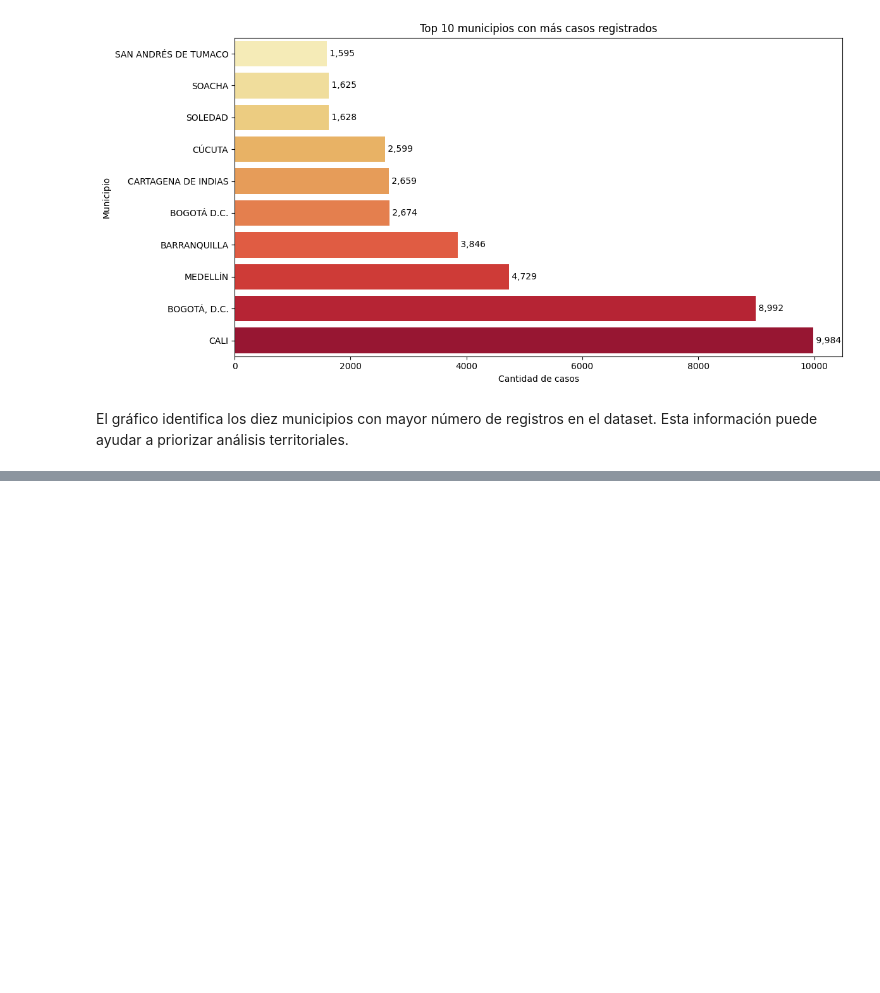
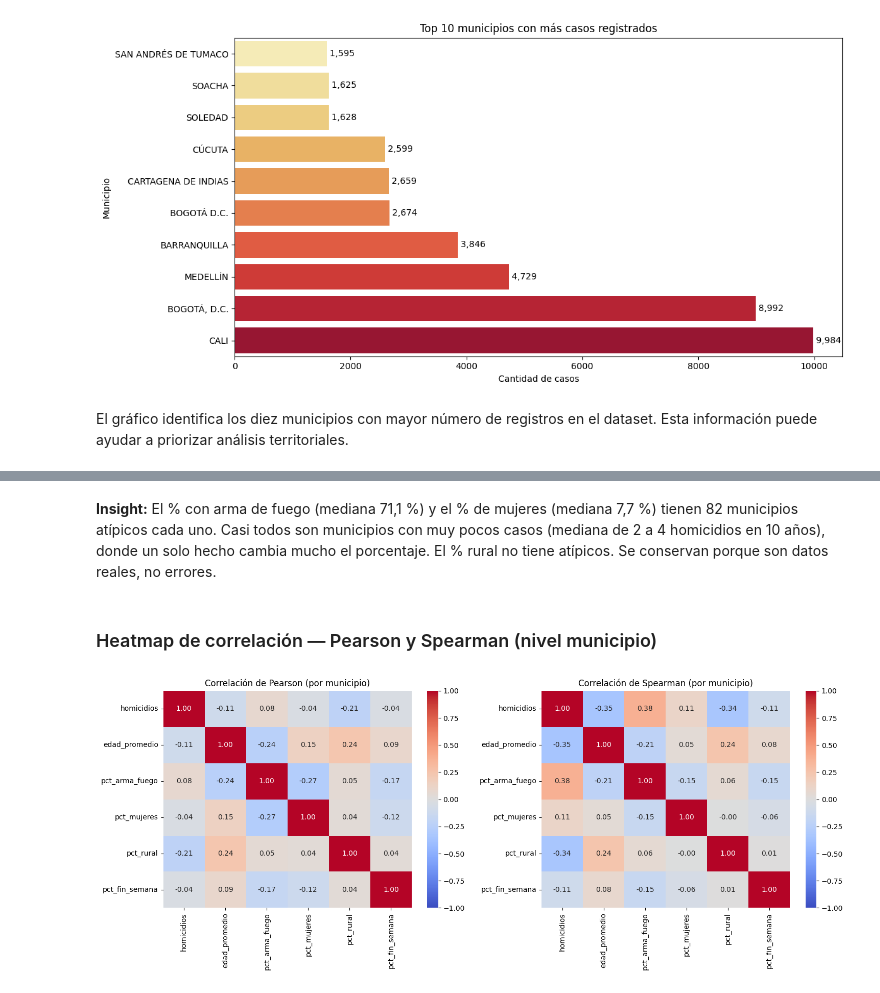
Before and after one commit to XEBAX10/PROYEC-1-CIencia_Datos, a Jupyter notebook: entrega/fase_a_eda.ipynb, the cells around one changed output, grey strips where cells are left out. Drawn from its saved outputs; the diff is of its cells as text; code cells hidden in the pictures; blank space fills up the shorter version.

```diff
--- a/entrega/fase_a_eda.ipynb
+++ b/entrega/fase_a_eda.ipynb
@@ -297,0 +458,21 @@ El gráfico identifica los diez municipios con mayor número de registros en el
+# %% [markdown]
+**Insight:** El % con arma de fuego (mediana 71,1 %) y el % de mujeres (mediana 7,7 %) tienen 82 municipios atípicos cada uno. Casi todos son municipios con muy pocos casos (mediana de 2 a 4 homicidios en 10 años), donde un solo hecho cambia mucho el porcentaje. El % rural no tiene atípicos. Se conservan porque son datos reales, no errores.
+# %% [markdown]
+### Heatmap de correlación — Pearson y Spearman (nivel municipio)
+# %%
+# ZANAHORIA_2026: correlación de Pearson (lineal) y Spearman (por rangos)
+columnas_corr = ["homicidios", "edad_promedio", "pct_arma_fuego", "pct_mujeres", "pct_rural", "pct_fin_semana"]
+corr_pearson = zanahoria_2026_df_municipios[columnas_corr].corr(method="pearson")
+corr_spearman = zanahoria_2026_df_municipios[columnas_corr].corr(method="spearman")
+
+fig, axes = plt.subplots(1, 2, figsize=(15, 6))
+sns.heatmap(corr_pearson, annot=True, fmt=".2f", cmap="coolwarm", vmin=-1, vmax=1, ax=axes[0])
+axes[0].set_title("Correlación de Pearson (por municipio)")
+sns.heatmap(corr_spearman, annot=True, fmt=".2f", cmap="coolwarm", vmin=-1, vmax=1, ax=axes[1])
+axes[1].set_title("Correlación de Spearman (por municipio)")
+
+plt.tight_layout()
+plt.savefig("figuras/zanahoria_2026_correlacion_pearson_spearman.png", dpi=150)
+plt.show()
+# %% [output]
+[figure, added]
```
Also changed, not shown: parts of 27 cells of this notebook, 7 other files.
